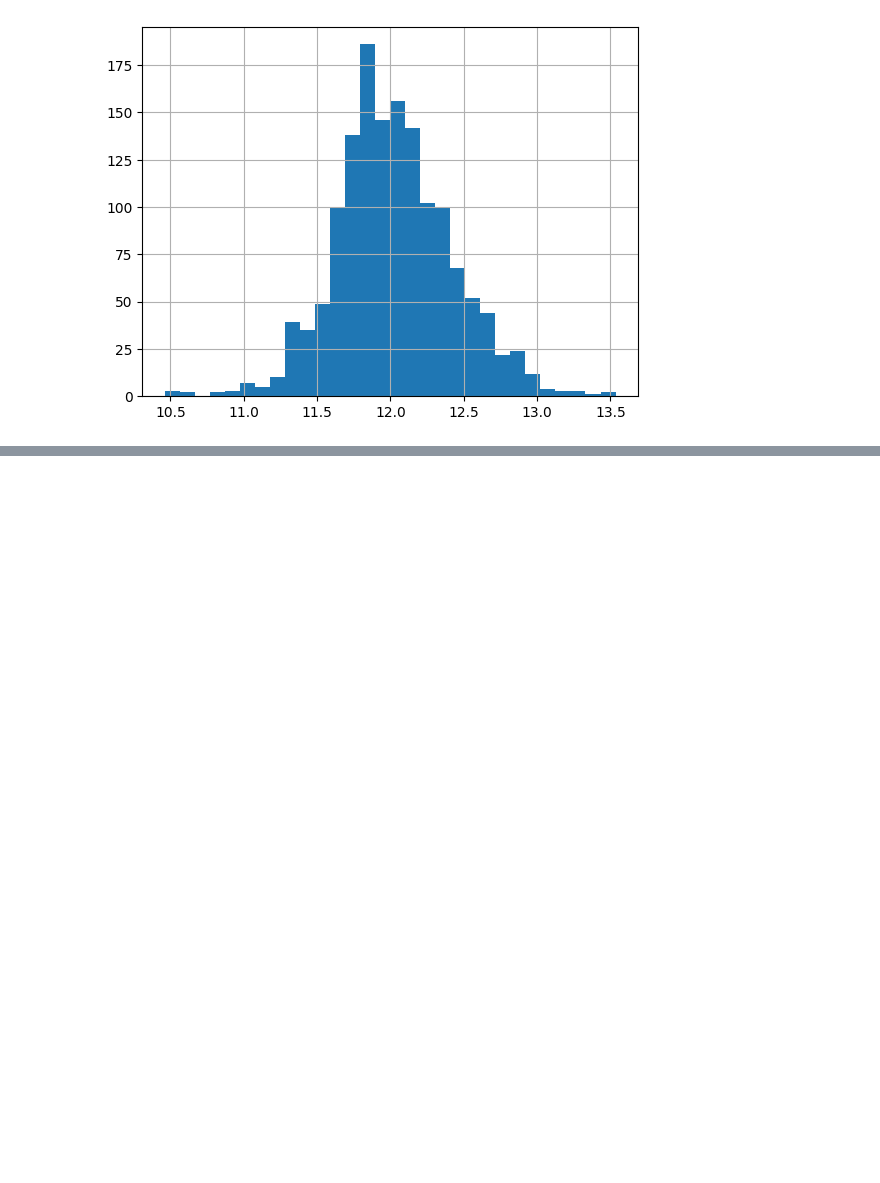
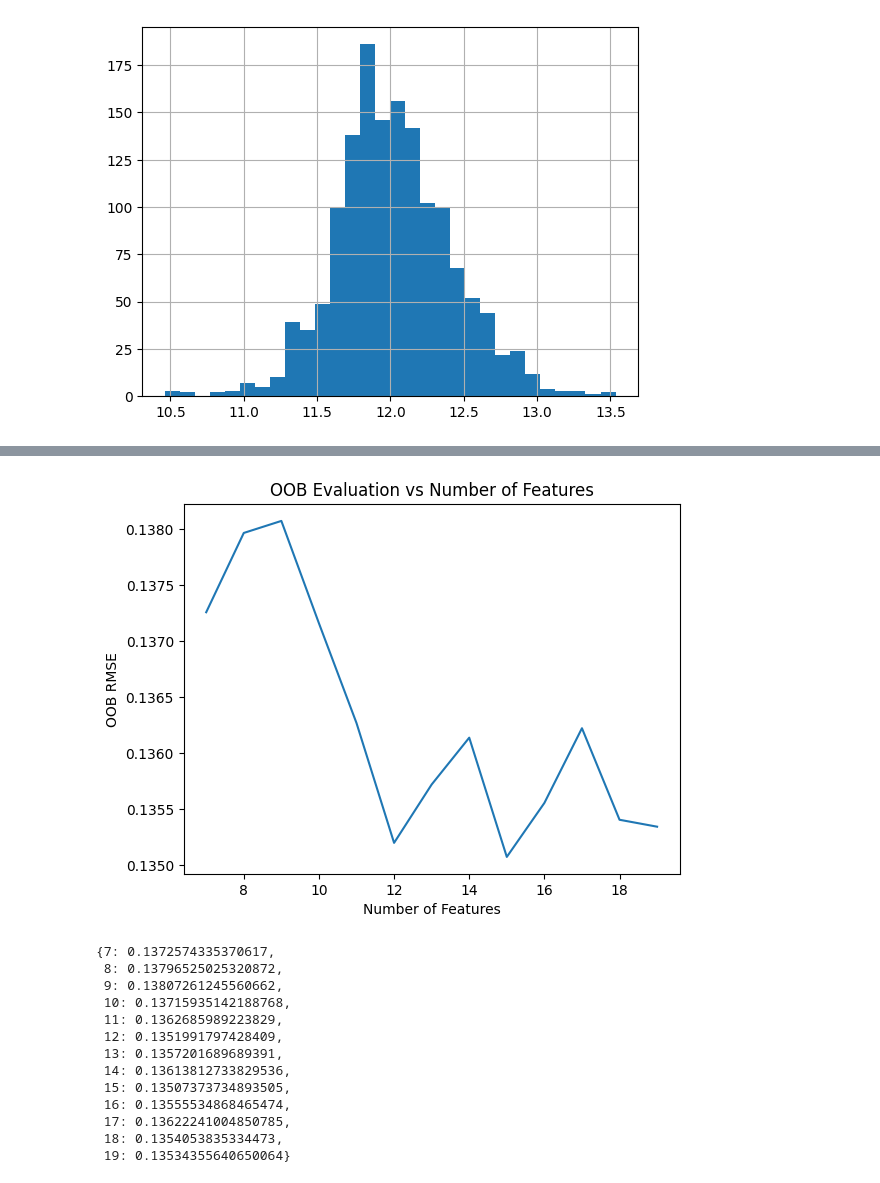
Before and after one commit to vanneva/Kaggle_House_Prices, a Jupyter notebook: main.ipynb, the cells around one changed output, grey strips where cells are left out. Saved outputs shown, nothing was run; the diff lists cells and outputs as text; code cells hidden in the pictures; blank space fills up the shorter version.

Commit message:
update(): tweak random forest model and make predictions

```diff
--- a/main.ipynb
+++ b/main.ipynb
@@ -188,7 +162,13 @@ print(round(np.sqrt(num_input_features), 1))
 # %%
-for num_feat in list(range(7, 12)):
-  rf_model = tfdf.keras.RandomForestModel(task=tfdf.keras.Task.REGRESSION, num_candidate_attributes=num_feat)
+# let's try a few values below and above the default value 9
+oob_evals = {}
+for num_feat in list(range(7,20)):
+  rf_model = tfdf.keras.RandomForestModel(
+    task=tfdf.keras.Task.REGRESSION,
+    num_candidate_attributes=num_feat
+    )
   rf_model.compile(metrics=['mse'])
   rf_model.fit(tfdf.keras.pd_dataframe_to_tf_dataset(train_df, label='SalePriceLog', task=tfdf.keras.Task.REGRESSION))
-  logs = rf_model.make_inspector().training_logs()
-  plt.plot([log.num_trees for log in logs], [log.evaluation.rmse for log in logs], label=str(num_candidate_attributes))
+
+  final_oob_eval = rf_model.make_inspector().evaluation().to_dict()['rmse']
+  oob_evals[num_feat] = final_oob_eval
@@ -194,0 +275,29 @@ for num_feat in list(range(7, 12)):
+# %%
+import matplotlib.pyplot as plt
+
+x = list(oob_evals.keys())
+y = list(oob_evals.values())
+
+plt.plot(x, y)
+plt.xlabel("Number of Features")
+plt.ylabel("OOB RMSE")
+plt.title("OOB Evaluation vs Number of Features")
+plt.show()
+
+oob_evals
+# we choose the model with 15 features
+# %% [output]
+[figure, added]
+{7: 0.1372574335370617,
+ 8: 0.13796525025320872,
+ 9: 0.13807261245560662,
+ 10: 0.13715935142188768,
+ 11: 0.1362685989223829,
+ 12: 0.1351991797428409,
+ 13: 0.1357201689689391,
+ 14: 0.13613812733829536,
+ 15: 0.13507373734893505,
+ 16: 0.13555534868465474,
+ 17: 0.13622241004850785,
+ 18: 0.1354053835334473,
+ 19: 0.13534355640650064}
```
Also changed, not shown: parts of 20 cells of this notebook, 1 other file.
